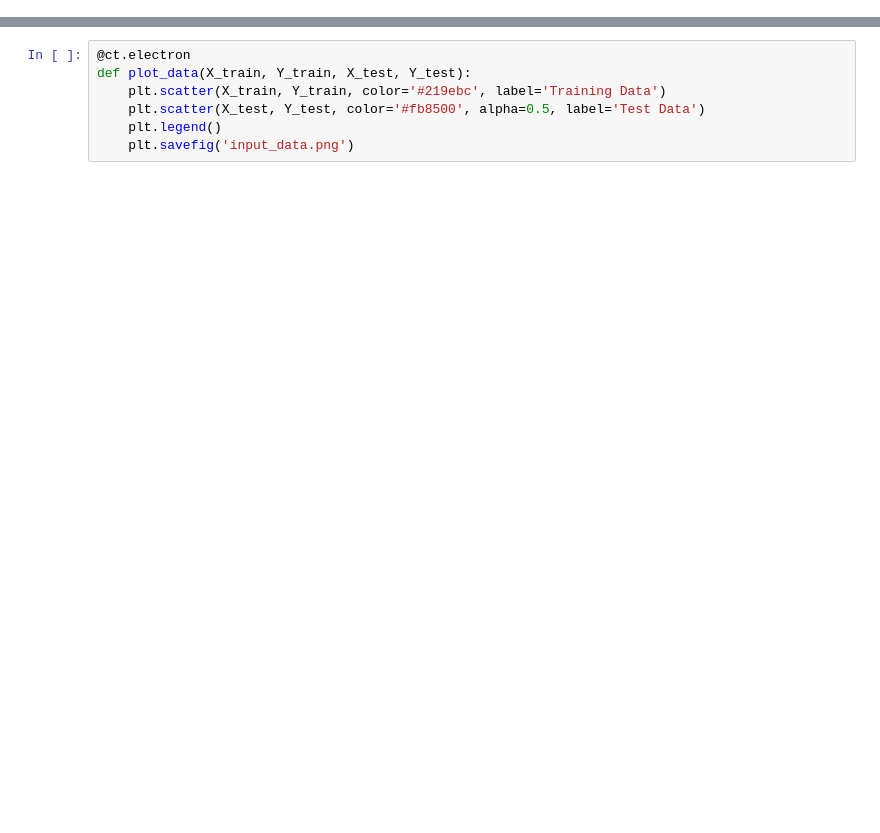
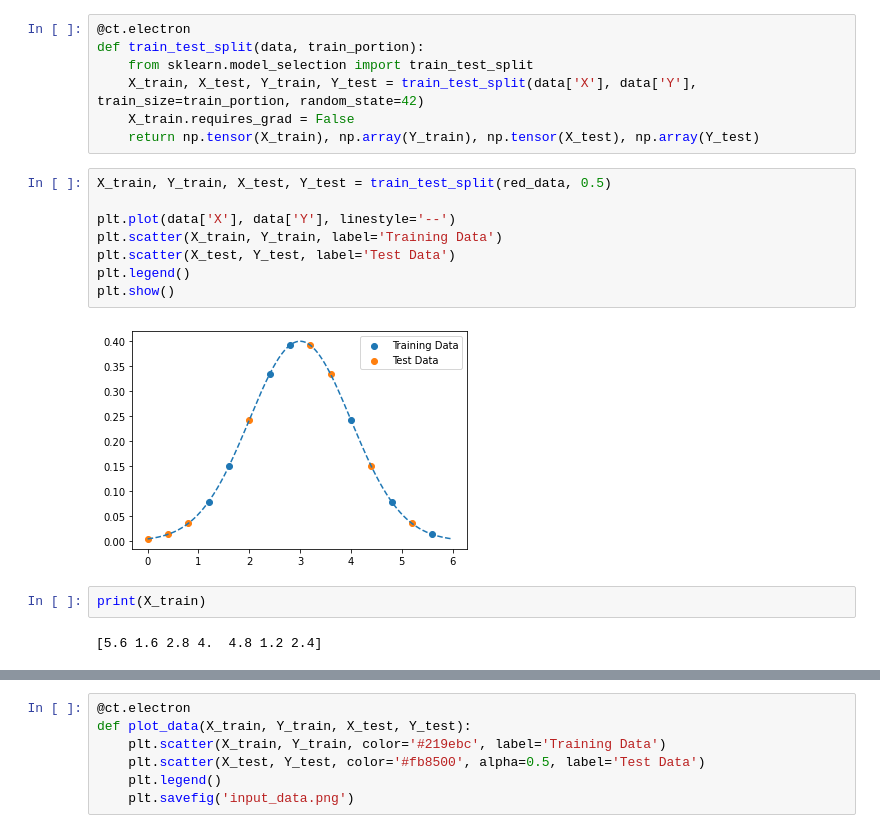
Before and after one commit to AgnostiqHQ/covalent, a Jupyter notebook: doc/source/tutorials/qml_2/function_fitting.ipynb, the cells around one changed output, grey strips where cells are left out. Cells and saved outputs as stored; diff of their text form; blank space fills up the shorter version.

```diff
--- a/doc/source/tutorials/qml_2/function_fitting.ipynb
+++ b/doc/source/tutorials/qml_2/function_fitting.ipynb
@@ -14,0 +43,21 @@ def create_data(n):
+# %%
+@ct.electron
+def train_test_split(data, train_portion):
+    from sklearn.model_selection import train_test_split
+    X_train, X_test, Y_train, Y_test = train_test_split(data['X'], data['Y'], train_size=train_portion, random_state=42)
+    X_train.requires_grad = False
+    return np.tensor(X_train), np.array(Y_train), np.tensor(X_test), np.array(Y_test)
+# %%
+X_train, Y_train, X_test, Y_test = train_test_split(red_data, 0.5)
+
+plt.plot(data['X'], data['Y'], linestyle='--')
+plt.scatter(X_train, Y_train, label='Training Data')
+plt.scatter(X_test, Y_test, label='Test Data')
+plt.legend()
+plt.show()
+# %% [output]
+[figure, added]
+# %%
+print(X_train)
+# %% [output]
+[5.6 1.6 2.8 4.  4.8 1.2 2.4]
```
Also changed, not shown: parts of 23 cells of this notebook.
